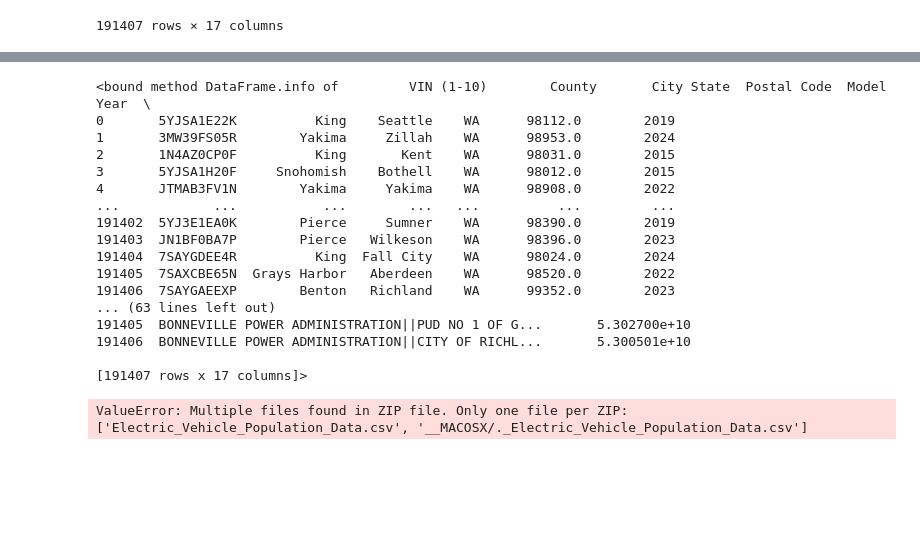
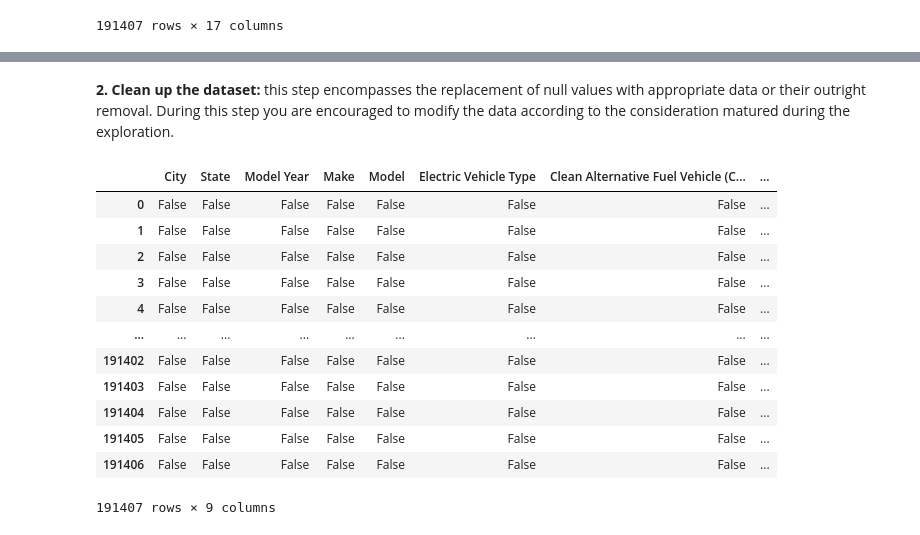
Before and after one commit to letizialanza01/Electric_Vehicles_Project, a Jupyter notebook: Electric_Vehicles_Project.ipynb, the cells around one changed output, grey strips where cells are left out. Saved outputs shown, nothing was run; the diff lists cells and outputs as text; code cells hidden in the pictures; blank space fills up the shorter version.

```diff
--- a/Electric_Vehicles_Project.ipynb
+++ b/Electric_Vehicles_Project.ipynb
@@ -47,26 +129,19 @@ Index(['VIN (1-10)', 'County', 'City', 'State', 'Postal Code', 'Model Year',
       dtype='object')
+# %% [markdown]
+**2. Clean up the dataset:** this step encompasses the replacement of null values with appropriate data or their outright removal. During this step you are encouraged to modify the data according to the consideration matured during the exploration.
 # %%
-electric_vehicles.info
+electric_vehicles.isnull()
 # %% [output]
+|  | City | State | Model Year | Make | Model | Electric Vehicle Type | Clean Alternative Fuel Vehicle (C... | ... |
+| 0 | False | False | False | False | False | False | False | ... |
+| 1 | False | False | False | False | False | False | False | ... |
+| 2 | False | False | False | False | False | False | False | ... |
+| 3 | False | False | False | False | False | False | False | ... |
+| 4 | False | False | False | False | False | False | False | ... |
+| ... | ... | ... | ... | ... | ... | ... | ... | ... |
+| 191402 | False | False | False | False | False | False | False | ... |
+| 191403 | False | False | False | False | False | False | False | ... |
+| 191404 | False | False | False | False | False | False | False | ... |
+| 191405 | False | False | False | False | False | False | False | ... |
+| 191406 | False | False | False | False | False | False | False | ... |
-<bound method DataFrame.info of         VIN (1-10)        County       City State  Postal Code  Model Year  \
-0       5YJSA1E22K          King    Seattle    WA      98112.0        2019
-1       3MW39FS05R        Yakima     Zillah    WA      98953.0        2024
-2       1N4AZ0CP0F          King       Kent    WA      98031.0        2015
-3       5YJSA1H20F     Snohomish    Bothell    WA      98012.0        2015
-4       JTMAB3FV1N        Yakima     Yakima    WA      98908.0        2022
-...            ...           ...        ...   ...          ...         ...
-191402  5YJ3E1EA0K        Pierce     Sumner    WA      98390.0        2019
-191403  JN1BF0BA7P        Pierce   Wilkeson    WA      98396.0        2023
-191404  7SAYGDEE4R          King  Fall City    WA      98024.0        2024
-191405  7SAXCBE65N  Grays Harbor   Aberdeen    WA      98520.0        2022
-191406  7SAYGAEEXP        Benton   Richland    WA      99352.0        2023
-... (63 lines left out)
-191405  BONNEVILLE POWER ADMINISTRATION||PUD NO 1 OF G...       5.302700e+10
-191406  BONNEVILLE POWER ADMINISTRATION||CITY OF RICHL...       5.300501e+10
-
-[191407 rows x 17 columns]>
+191407 rows × 9 columns
-# %%
-electric_vehicles = pd.read_csv('Electric_Vehicle_Population_Data.csv.zip')
-electric_vehicles
-# %% [output]
-ValueError: Multiple files found in ZIP file. Only one file per ZIP: ['Electric_Vehicle_Population_Data.csv', '__MACOSX/._Electric_Vehicle_Population_Data.csv']
```
Also changed, not shown: parts of 14 cells of this notebook, 1 other file.
